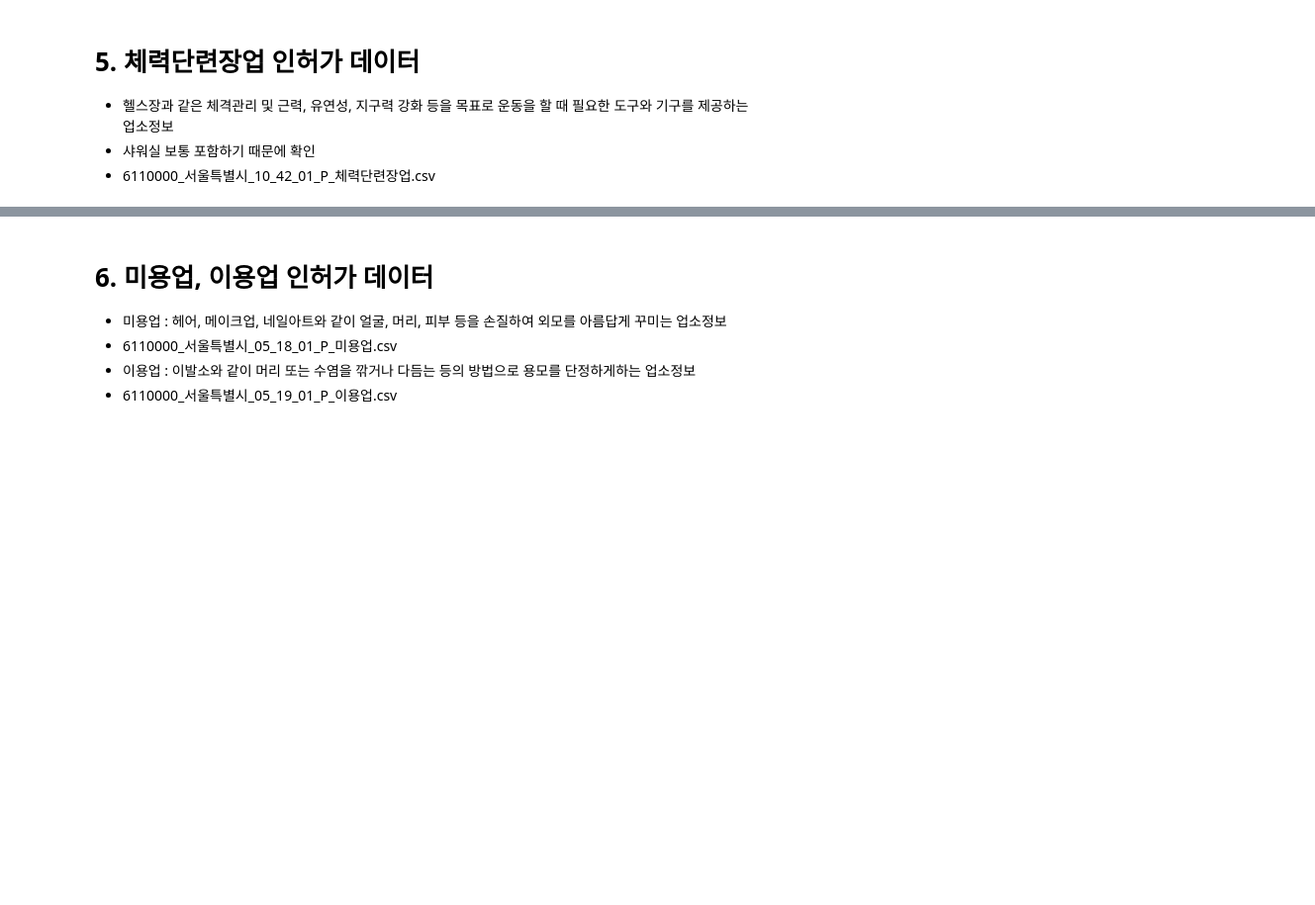
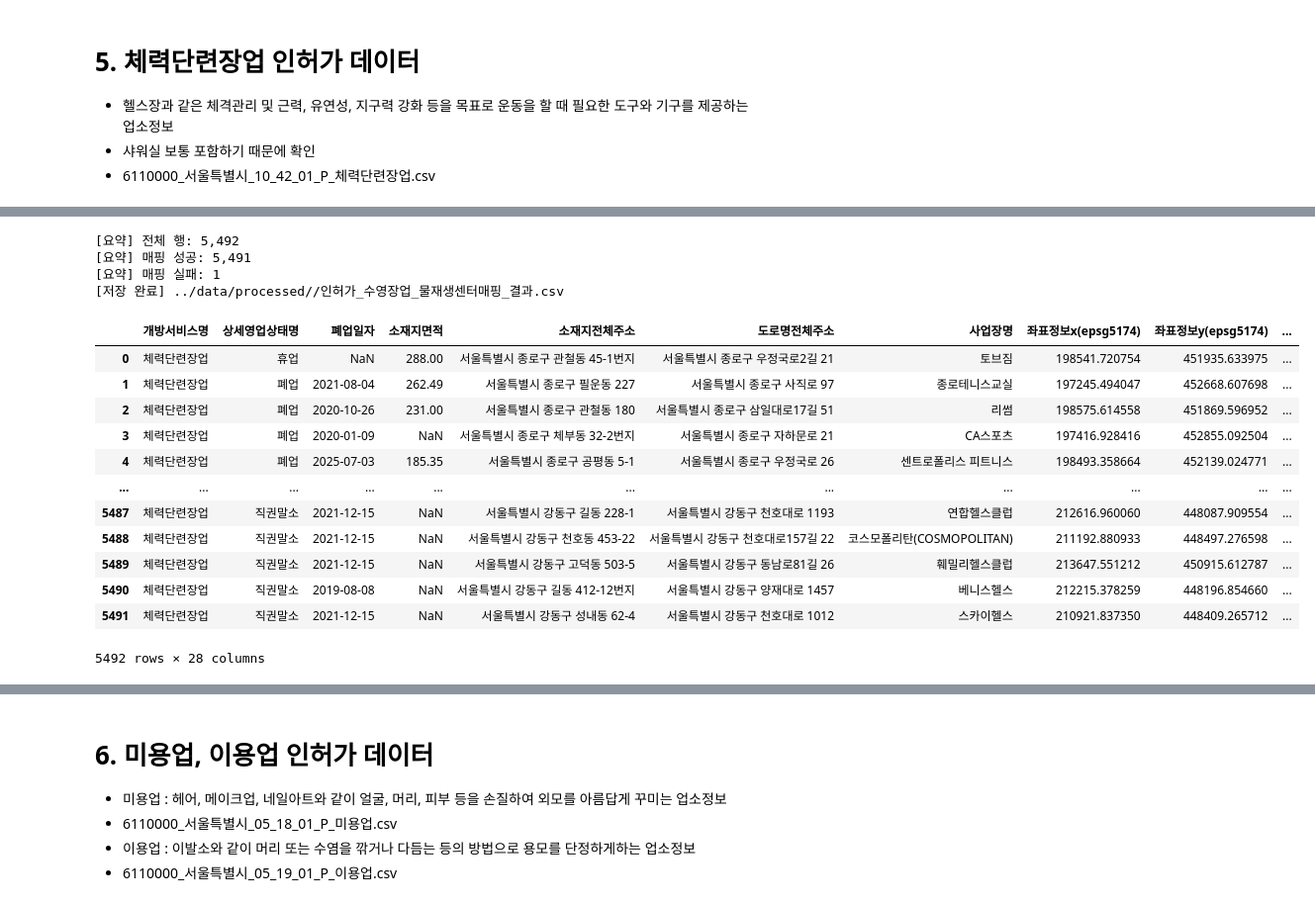
Before and after one commit to mimimoo02/youngwon, a Jupyter notebook: code/preprocess_license_baseline_module.ipynb, the cells around one changed output, grey strips where cells are left out. Shown: that part at 99% size. Saved outputs shown, nothing was run; the diff lists cells and outputs as text; code cells hidden in the pictures; blank space fills up the shorter version.

```diff
--- a/code/preprocess_license_baseline_module.ipynb
+++ b/code/preprocess_license_baseline_module.ipynb
@@ -1790,5 +2041,4 @@ data.info()
 - 샤워실 보통 포함하기 때문에 확인
 - 6110000_서울특별시_10_42_01_P_체력단련장업.csv
 # %%
-data = pd.read_csv('../data/raw/add/6110000_CSV/6110000_서울특별시_10_42_01_P_체력단련장업.csv', encoding='cp949')
-data
+gym = process_addresses(final_gym)
@@ -1802,0 +2059,23 @@ data.info()
+# %%
+## 일단 행정동 추출까지 된 데이터 저장
+gym.to_csv('../data/processed/인허가_체력단련장업_행정동추출.csv', index=False, encoding='utf-8-sig')
+merged_gym = map_to_center(gym, '../data/raw/행정동16년 기준 매핑.xlsx', '../data/processed/', '인허가_수영장업')
+merged_gym
+# %% [output]
+[요약] 전체 행: 5,492
+[요약] 매핑 성공: 5,491
+[요약] 매핑 실패: 1
+[저장 완료] ../data/processed//인허가_수영장업_물재생센터매핑_결과.csv
+|  | 개방서비스명 | 상세영업상태명 | 폐업일자 | 소재지면적 | 소재지전체주소 | 도로명전체주소 | 사업장명 | 좌표정보x(epsg5174) | 좌표정보y(epsg5174) | ... |
+| 0 | 체력단련장업 | 휴업 | NaN | 288.00 | 서울특별시 종로구 관철동 45-1번지 | 서울특별시 종로구 우정국로2길 21 | 토브짐 | 198541.720754 | 451935.633975 | ... |
+| 1 | 체력단련장업 | 폐업 | 2021-08-04 | 262.49 | 서울특별시 종로구 필운동 227 | 서울특별시 종로구 사직로 97 | 종로테니스교실 | 197245.494047 | 452668.607698 | ... |
+| 2 | 체력단련장업 | 폐업 | 2020-10-26 | 231.00 | 서울특별시 종로구 관철동 180 | 서울특별시 종로구 삼일대로17길 51 | 리썸 | 198575.614558 | 451869.596952 | ... |
+| 3 | 체력단련장업 | 폐업 | 2020-01-09 | NaN | 서울특별시 종로구 체부동 32-2번지 | 서울특별시 종로구 자하문로 21 | CA스포츠 | 197416.928416 | 452855.092504 | ... |
+| 4 | 체력단련장업 | 폐업 | 2025-07-03 | 185.35 | 서울특별시 종로구 공평동 5-1 | 서울특별시 종로구 우정국로 26 | 센트로폴리스 피트니스 | 198493.358664 | 452139.024771 | ... |
+| ... | ... | ... | ... | ... | ... | ... | ... | ... | ... | ... |
+| 5487 | 체력단련장업 | 직권말소 | 2021-12-15 | NaN | 서울특별시 강동구 길동 228-1 | 서울특별시 강동구 천호대로 1193 | 연합헬스클럽 | 212616.960060 | 448087.909554 | ... |
+| 5488 | 체력단련장업 | 직권말소 | 2021-12-15 | NaN | 서울특별시 강동구 천호동 453-22 | 서울특별시 강동구 천호대로157길 22 | 코스모폴리탄(COSMOPOLITAN) | 211192.880933 | 448497.276598 | ... |
+| 5489 | 체력단련장업 | 직권말소 | 2021-12-15 | NaN | 서울특별시 강동구 고덕동 503-5 | 서울특별시 강동구 동남로81길 26 | 훼밀리헬스클럽 | 213647.551212 | 450915.612787 | ... |
+| 5490 | 체력단련장업 | 직권말소 | 2019-08-08 | NaN | 서울특별시 강동구 길동 412-12번지 | 서울특별시 강동구 양재대로 1457 | 베니스헬스 | 212215.378259 | 448196.854660 | ... |
+| 5491 | 체력단련장업 | 직권말소 | 2021-12-15 | NaN | 서울특별시 강동구 성내동 62-4 | 서울특별시 강동구 천호대로 1012 | 스카이헬스 | 210921.837350 | 448409.265712 | ... |
+5492 rows × 28 columns
```
Also changed, not shown: parts of 42 cells of this notebook.
